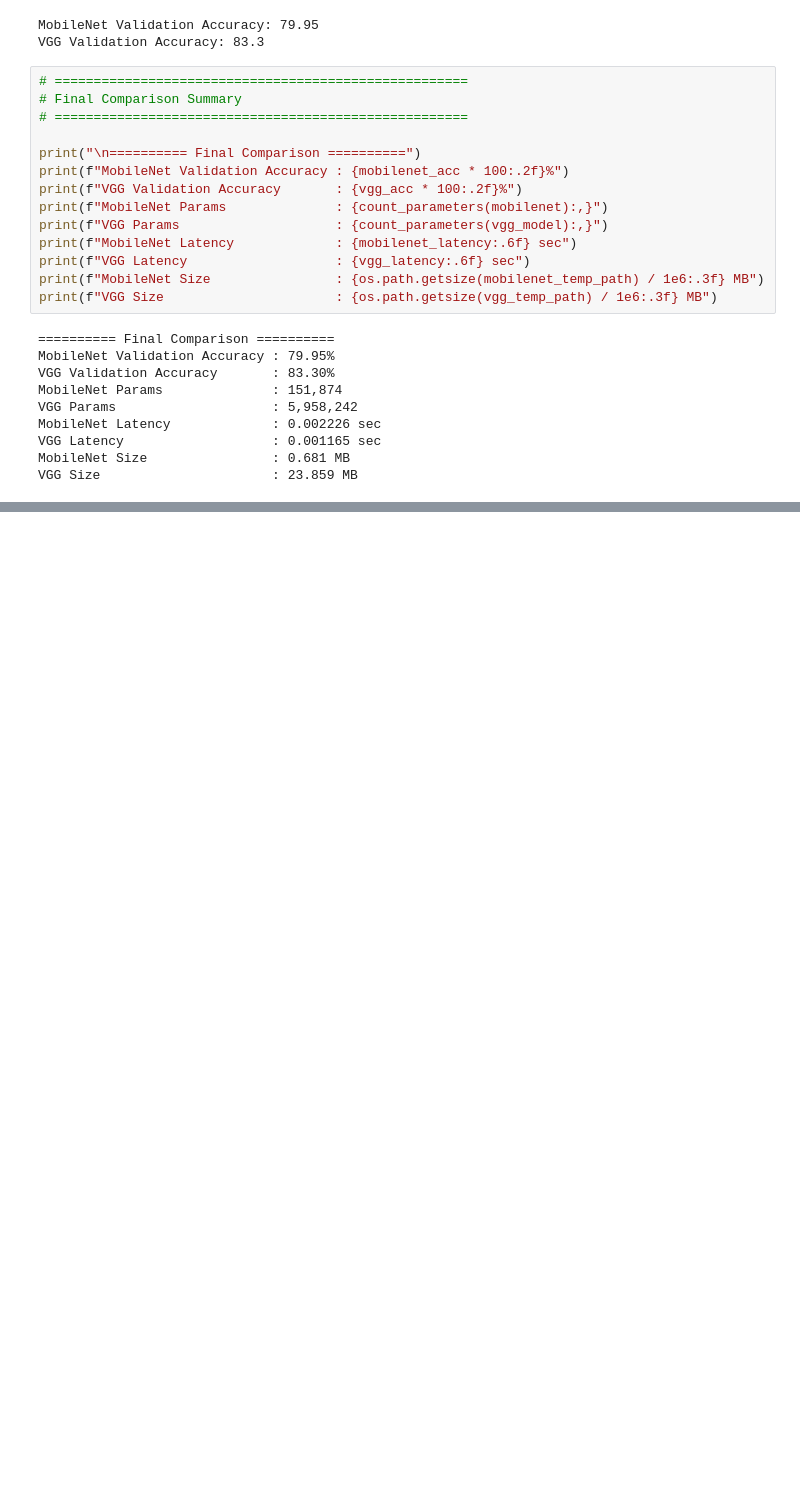
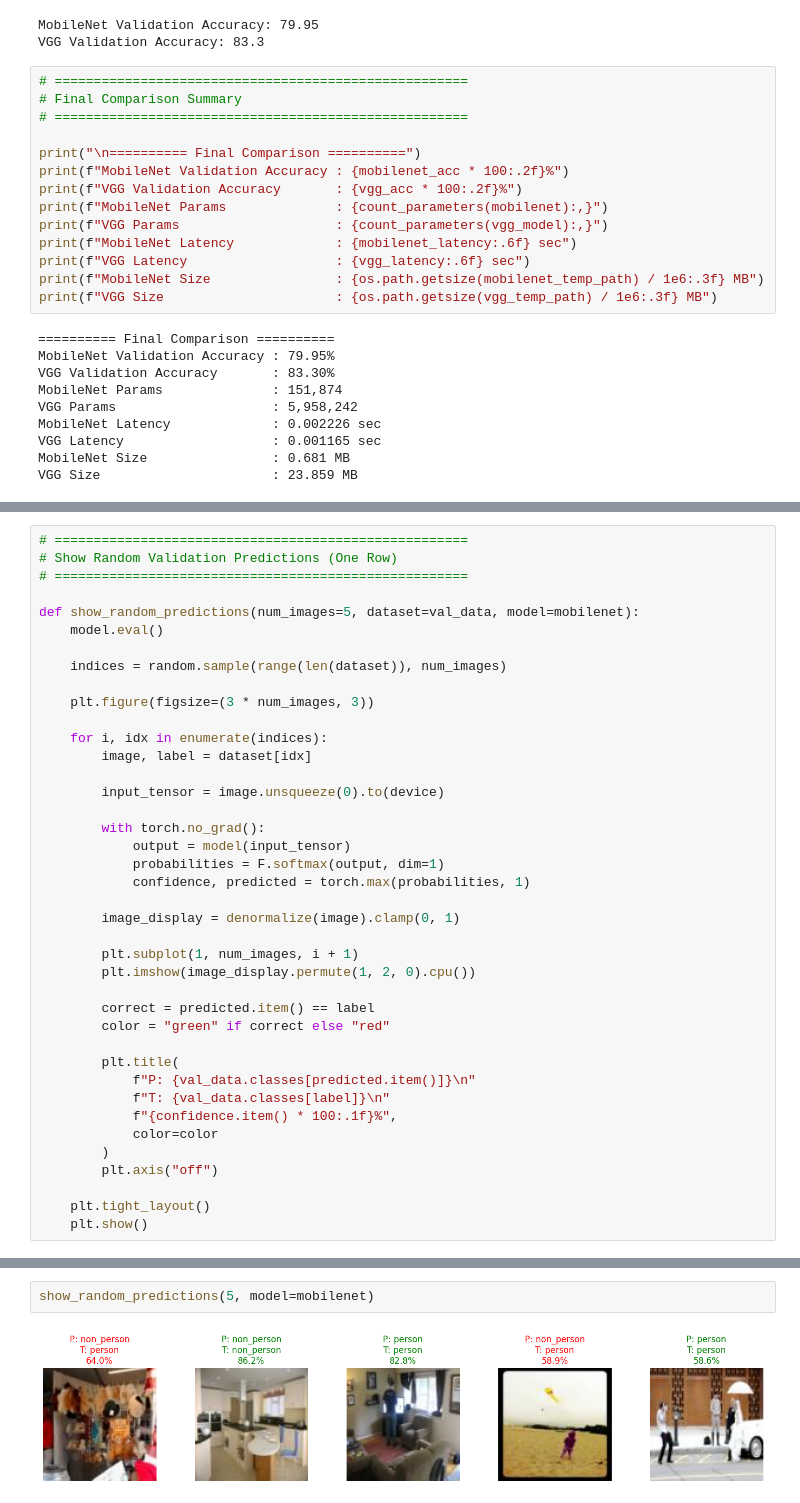
Before and after one commit to raki-rankawat/stm32-thesis, a Jupyter notebook: Model_Comparison.ipynb, the cells around one changed output, grey strips where cells are left out. Drawn from its saved outputs; the diff is of its cells as text; blank space fills up the shorter version.

```diff
--- a/Model_Comparison.ipynb
+++ b/Model_Comparison.ipynb
@@ -523,0 +574,40 @@ VGG Size                      : 23.859 MB
+# %%
+# =====================================================
+# Show Random Validation Predictions (One Row)
+# =====================================================
+
+def show_random_predictions(num_images=5, dataset=val_data, model=mobilenet):
+    model.eval()
+
+    indices = random.sample(range(len(dataset)), num_images)
+
+    plt.figure(figsize=(3 * num_images, 3))
+
+    for i, idx in enumerate(indices):
+        image, label = dataset[idx]
+
+        input_tensor = image.unsqueeze(0).to(device)
+
+        with torch.no_grad():
+            output = model(input_tensor)
+            probabilities = F.softmax(output, dim=1)
+            confidence, predicted = torch.max(probabilities, 1)
+
+        image_display = denormalize(image).clamp(0, 1)
+
+        plt.subplot(1, num_images, i + 1)
+        plt.imshow(image_display.permute(1, 2, 0).cpu())
+
+        correct = predicted.item() == label
+        color = "green" if correct else "red"
+
+        plt.title(
+            f"P: {val_data.classes[predicted.item()]}\n"
+            f"T: {val_data.classes[label]}\n"
+            f"{confidence.item() * 100:.1f}%",
+            color=color
+        )
+        plt.axis("off")
+
+    plt.tight_layout()
+    plt.show()
@@ -523,0 +618,4 @@ VGG Size                      : 23.859 MB
+# %%
+show_random_predictions(5, model=mobilenet)
+# %% [output]
+[figure, added]
```
Also changed, not shown: parts of 4 cells of this notebook.
